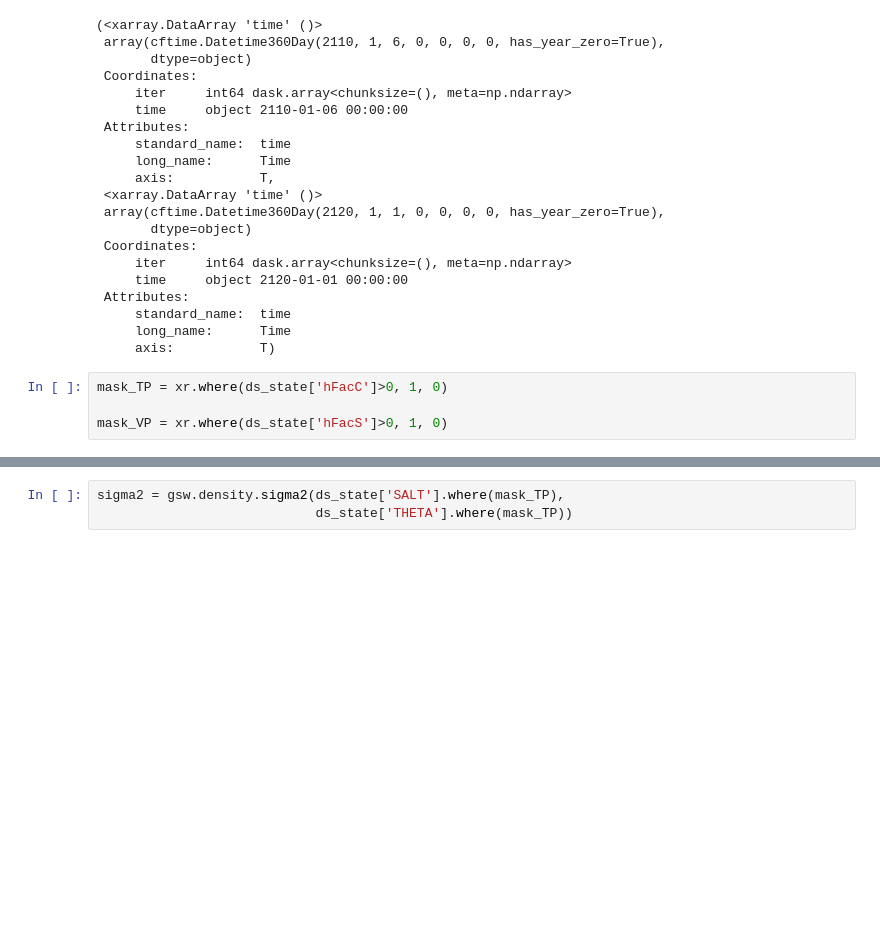
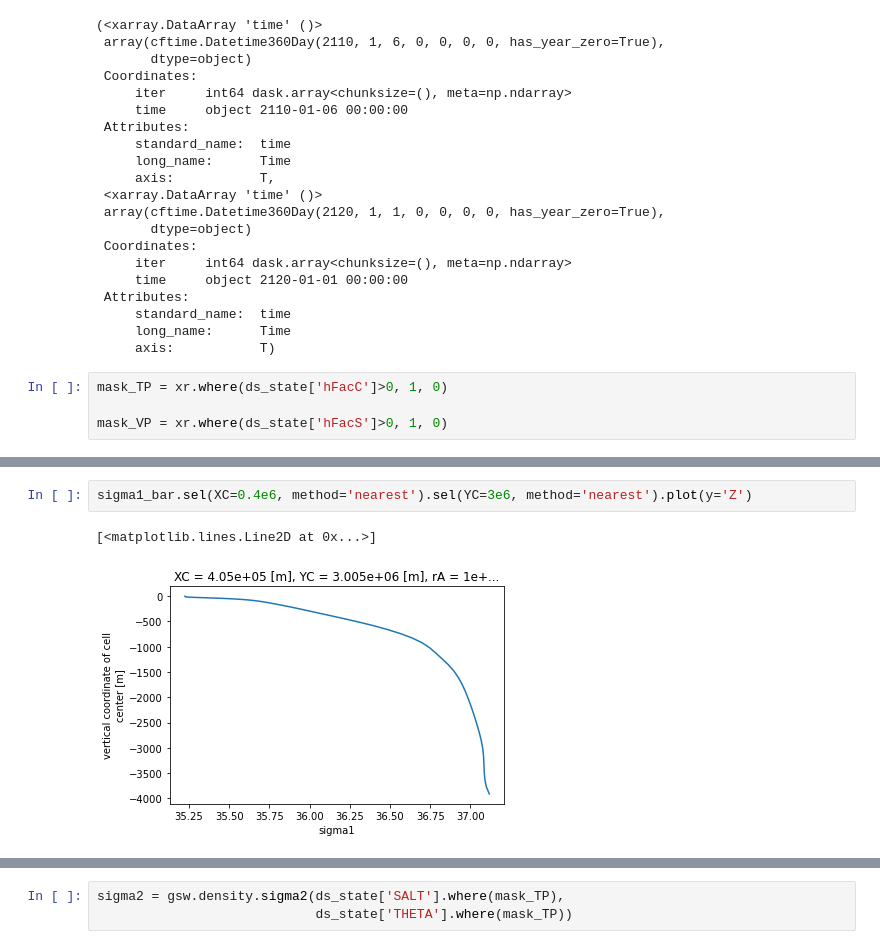
Before and after one commit to edoddridge/SO-channel-embayment, a Jupyter notebook: analysis/analysis-MITgcm-gadi.ipynb, the cells around one changed output, grey strips where cells are left out. Drawn from its saved outputs; the diff is of its cells as text; blank space fills up the shorter version.

```diff
--- a/analysis/analysis-MITgcm-gadi.ipynb
+++ b/analysis/analysis-MITgcm-gadi.ipynb
@@ -572,0 +578,5 @@ mask_VP = xr.where(ds_state['hFacS']>0, 1, 0)
+# %%
+sigma1_bar.sel(XC=0.4e6, method='nearest').sel(YC=3e6, method='nearest').plot(y='Z')
+# %% [output]
+[<matplotlib.lines.Line2D at 0x...>]
+[figure, added]
```
Also changed, not shown: parts of 14 cells of this notebook.
